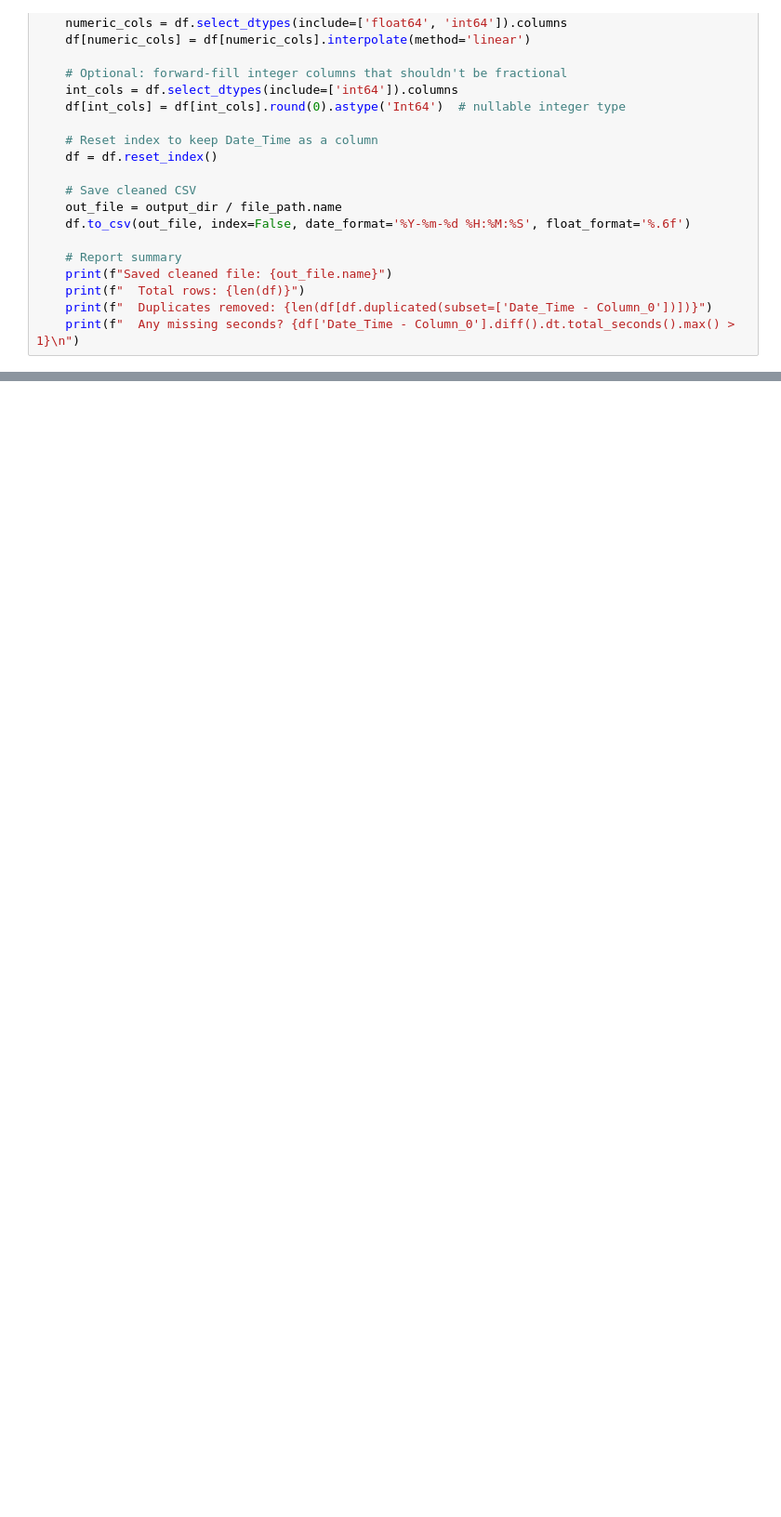
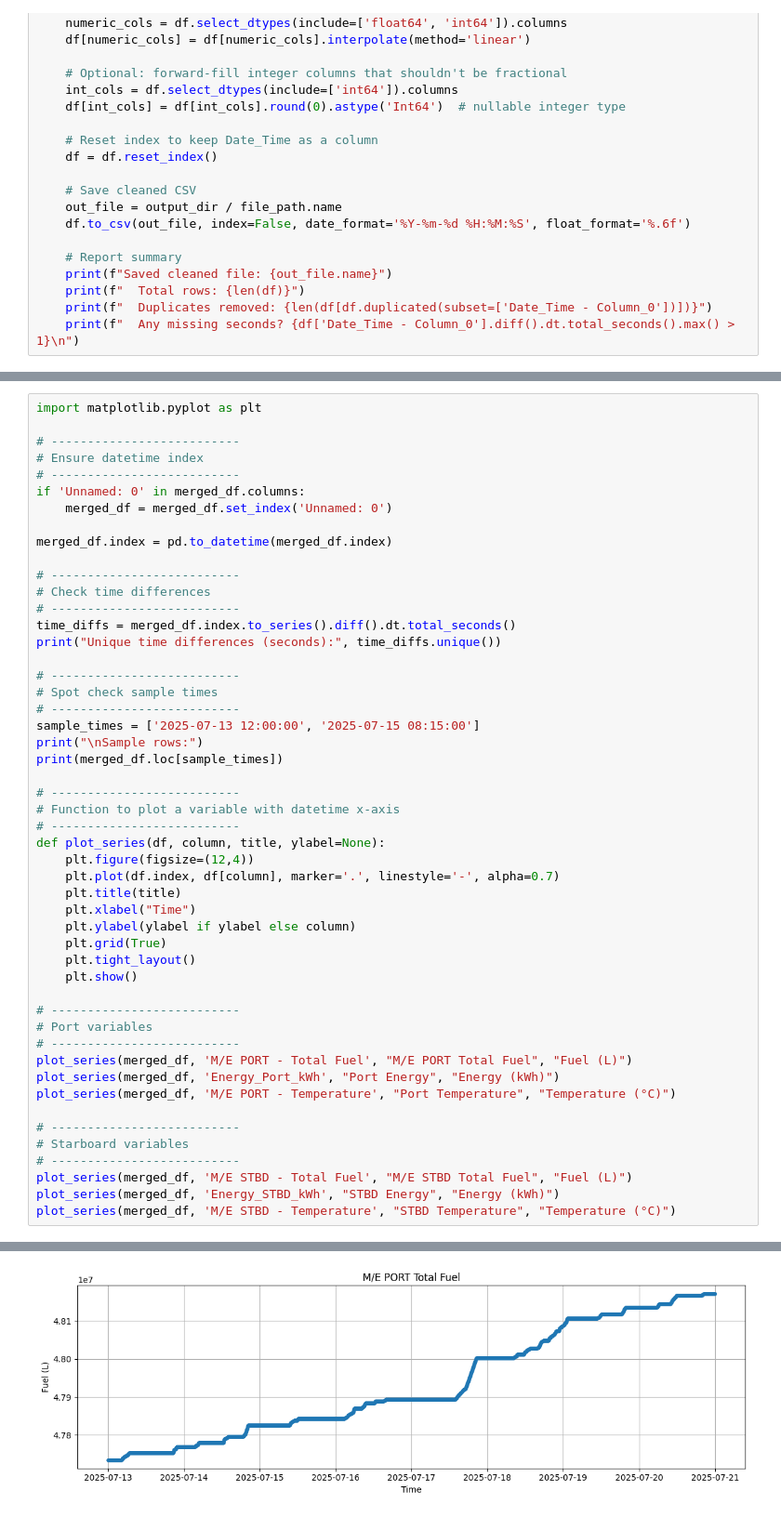
Before and after one commit to phanuelnd/hybrid_tugboat, a Jupyter notebook: analysis.ipynb, the cells around one changed output, grey strips where cells are left out. Shown at 93% size. Saved outputs shown, nothing was run; the diff lists cells and outputs as text; blank space fills up the shorter version.

```diff
--- a/analysis.ipynb
+++ b/analysis.ipynb
@@ -474,0 +804,51 @@ for file_path in csv_files:
+# %%
+import matplotlib.pyplot as plt
+
+# --------------------------
+# Ensure datetime index
+# --------------------------
+if 'Unnamed: 0' in merged_df.columns:
+    merged_df = merged_df.set_index('Unnamed: 0')
+
+merged_df.index = pd.to_datetime(merged_df.index)
+
+# --------------------------
+# Check time differences
+# --------------------------
+time_diffs = merged_df.index.to_series().diff().dt.total_seconds()
+print("Unique time differences (seconds):", time_diffs.unique())
+
+# --------------------------
+# Spot check sample times
+# --------------------------
+sample_times = ['2025-07-13 12:00:00', '2025-07-15 08:15:00']
+print("\nSample rows:")
+print(merged_df.loc[sample_times])
+
+# --------------------------
+# Function to plot a variable with datetime x-axis
+# --------------------------
+def plot_series(df, column, title, ylabel=None):
+    plt.figure(figsize=(12,4))
+    plt.plot(df.index, df[column], marker='.', linestyle='-', alpha=0.7)
+    plt.title(title)
+    plt.xlabel("Time")
+    plt.ylabel(ylabel if ylabel else column)
+    plt.grid(True)
+    plt.tight_layout()
+    plt.show()
+
+# --------------------------
+# Port variables
+# --------------------------
+plot_series(merged_df, 'M/E PORT - Total Fuel', "M/E PORT Total Fuel", "Fuel (L)")
+plot_series(merged_df, 'Energy_Port_kWh', "Port Energy", "Energy (kWh)")
+plot_series(merged_df, 'M/E PORT - Temperature', "Port Temperature", "Temperature (°C)")
+
+# --------------------------
+# Starboard variables
+# --------------------------
+plot_series(merged_df, 'M/E STBD - Total Fuel', "M/E STBD Total Fuel", "Fuel (L)")
+plot_series(merged_df, 'Energy_STBD_kWh', "STBD Energy", "Energy (kWh)")
+plot_series(merged_df, 'M/E STBD - Temperature', "STBD Temperature", "Temperature (°C)")
+# %% [output]
@@ -474,0 +874 @@ for file_path in csv_files:
+[figure, added]
```
Also changed, not shown: parts of 7 cells of this notebook.
